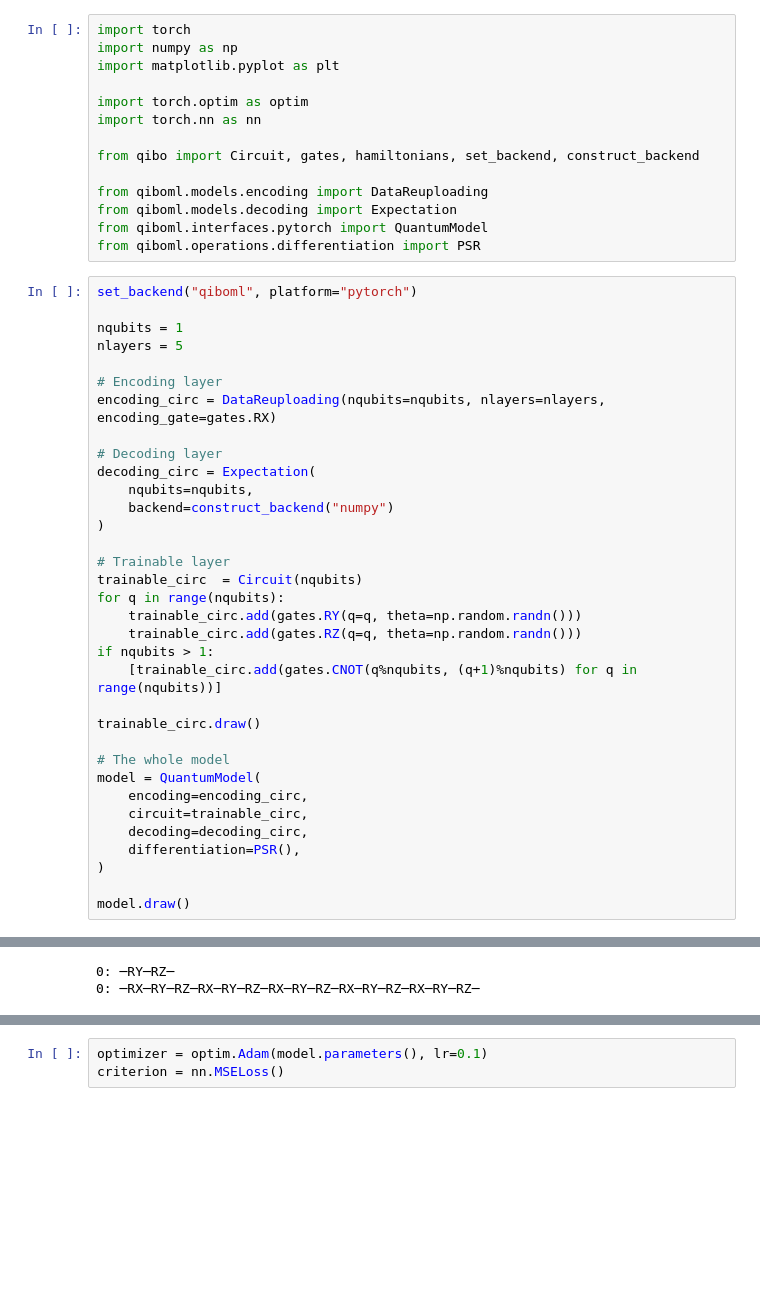
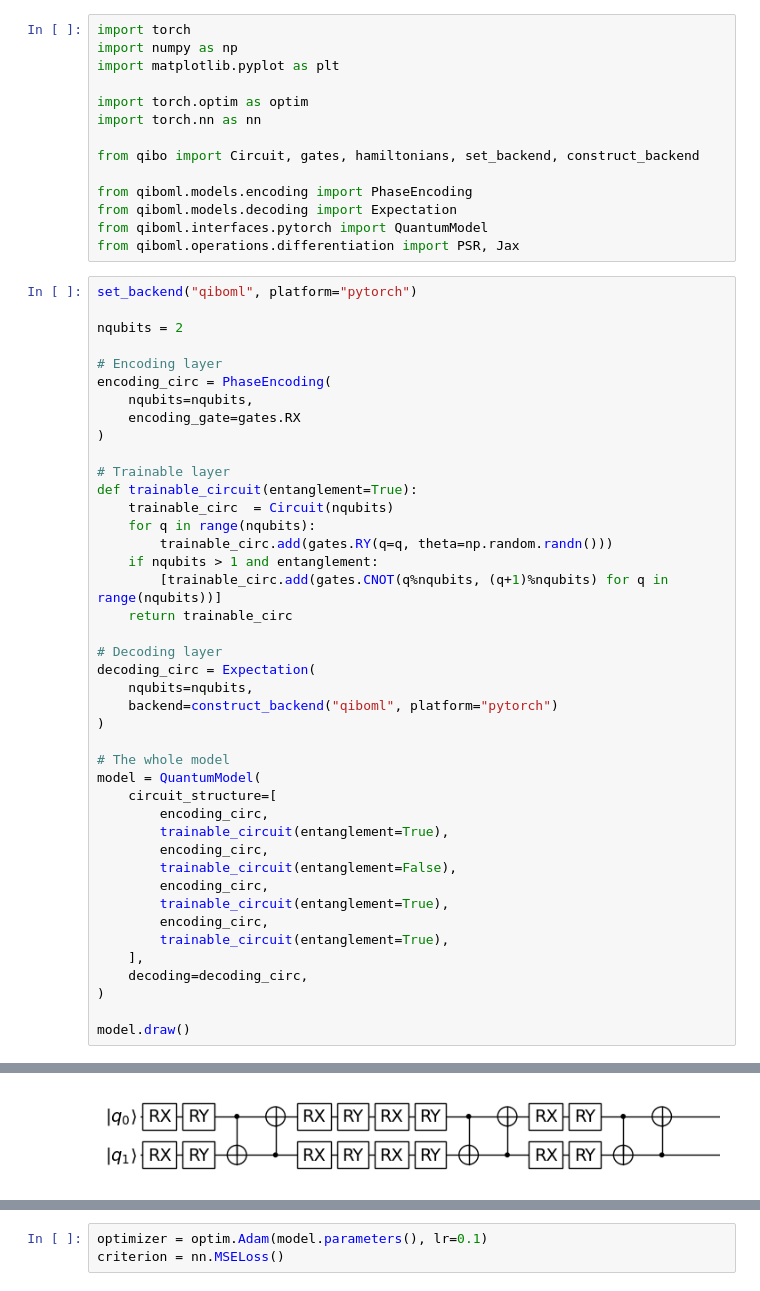
Before and after one commit to qiboteam/qiboml, a Jupyter notebook: tutorials/data_reuploading.ipynb, the cells around one changed output, grey strips where cells are left out. Drawn from its saved outputs; the diff is of its cells as text; blank space fills up the shorter version.

```diff
--- a/tutorials/data_reuploading.ipynb
+++ b/tutorials/data_reuploading.ipynb
@@ -8,41 +16,49 @@ import torch.nn as nn
 
 from qibo import Circuit, gates, hamiltonians, set_backend, construct_backend
 
-from qiboml.models.encoding import DataReuploading
+from qiboml.models.encoding import PhaseEncoding
 from qiboml.models.decoding import Expectation
 from qiboml.interfaces.pytorch import QuantumModel
-from qiboml.operations.differentiation import PSR
+from qiboml.operations.differentiation import PSR, Jax
 # %%
 set_backend("qiboml", platform="pytorch")
 
-nqubits = 1
-nlayers = 5
+nqubits = 2
 
 # Encoding layer
-encoding_circ = DataReuploading(nqubits=nqubits, nlayers=nlayers, encoding_gate=gates.RX)
+encoding_circ = PhaseEncoding(
+    nqubits=nqubits,
+    encoding_gate=gates.RX
+)
+
+# Trainable layer
+def trainable_circuit(entanglement=True):
+    trainable_circ  = Circuit(nqubits)
+    for q in range(nqubits):
+        trainable_circ.add(gates.RY(q=q, theta=np.random.randn()))
+    if nqubits > 1 and entanglement:
+        [trainable_circ.add(gates.CNOT(q%nqubits, (q+1)%nqubits) for q in range(nqubits))]
+    return trainable_circ
 
 # Decoding layer
 decoding_circ = Expectation(
     nqubits=nqubits,
-    backend=construct_backend("numpy")
+    backend=construct_backend("qiboml", platform="pytorch")
 )
-
-# Trainable layer
-trainable_circ  = Circuit(nqubits)
-for q in range(nqubits):
-    trainable_circ.add(gates.RY(q=q, theta=np.random.randn()))
-    trainable_circ.add(gates.RZ(q=q, theta=np.random.randn()))
-if nqubits > 1:
-    [trainable_circ.add(gates.CNOT(q%nqubits, (q+1)%nqubits) for q in range(nqubits))]
-
-trainable_circ.draw()
 
 # The whole model
 model = QuantumModel(
-    encoding=encoding_circ,
-    circuit=trainable_circ,
+    circuit_structure=[
+        encoding_circ,
+        trainable_circuit(entanglement=True),
+        encoding_circ,
+        trainable_circuit(entanglement=False),
+        encoding_circ,
+        trainable_circuit(entanglement=True),
+        encoding_circ,
+        trainable_circuit(entanglement=True),
+    ],
     decoding=decoding_circ,
-    differentiation=PSR(),
 )
 
 model.draw()
@@ -51,5 +67,4 @@ model.draw()
-0: ─RY─RZ─
-0: ─RX─RY─RZ─RX─RY─RZ─RX─RY─RZ─RX─RY─RZ─RX─RY─RZ─
+[figure, added]
 # %%
 # Prepare the training dataset (using f(x) = sin(x) as the target function)
 def f(x):
```
Also changed, not shown: parts of 6 cells of this notebook, 3 other files.
